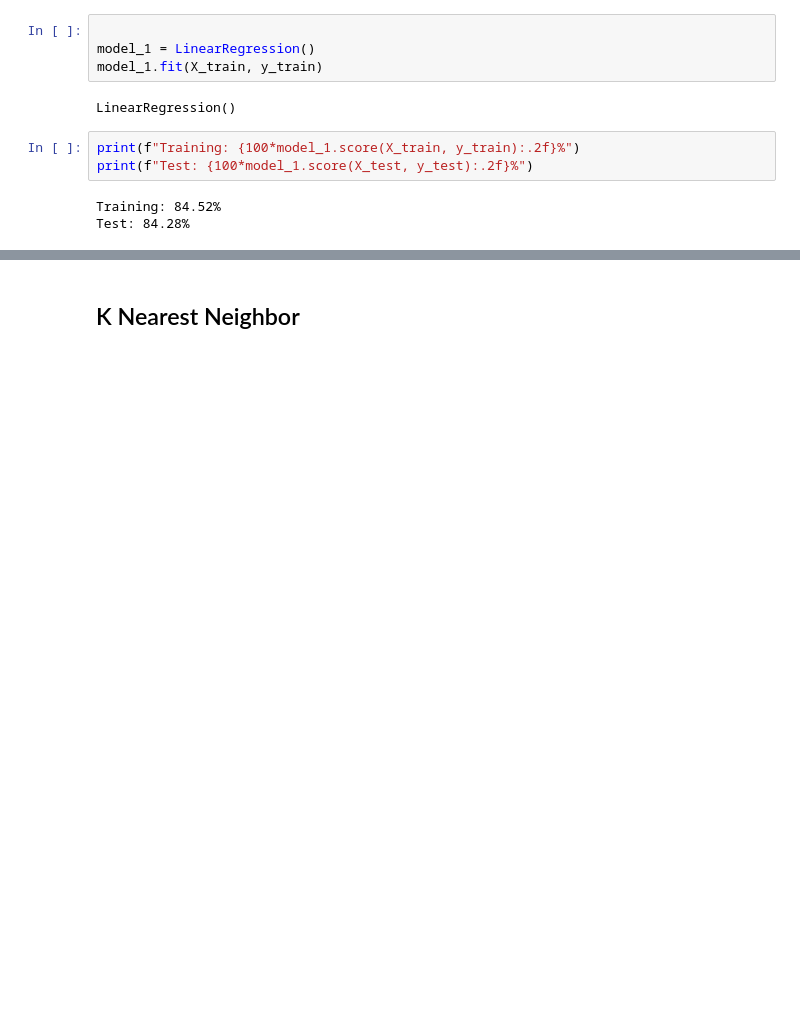
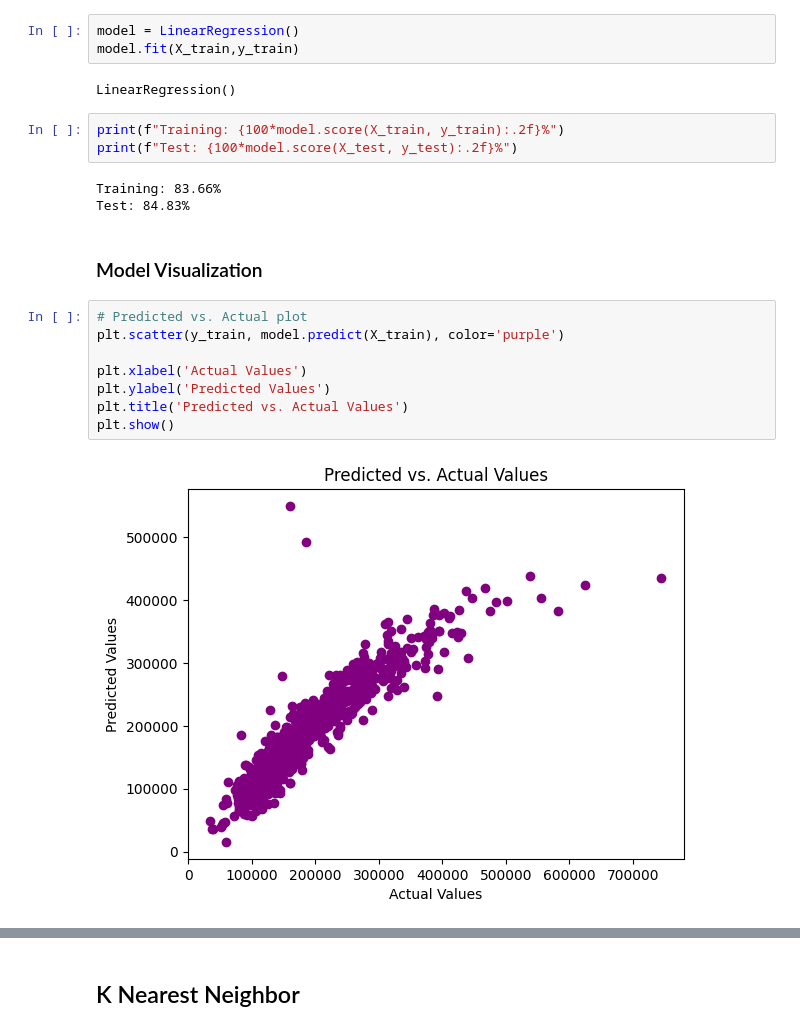
Before and after one commit to Hazem-Ahmed1/House_Prices_Advanced_Regression_Techniques, a Jupyter notebook: Houses_Dataset/Houses_Regression.ipynb, the cells around one changed output, grey strips where cells are left out. Drawn from its saved outputs; the diff is of its cells as text; blank space fills up the shorter version.

Commit message:
scaling knn and adding visualizations

```diff
--- a/Houses_Dataset/Houses_Regression.ipynb
+++ b/Houses_Dataset/Houses_Regression.ipynb
@@ -337,14 +297,25 @@ X_train , X_test , y_train , y_test = train_test_split(X , y , test_size=0.2, ra
 # %% [markdown]
 ## Linear Regression
 # %%
-
-model_1 = LinearRegression()
-model_1.fit(X_train, y_train)
+model = LinearRegression()
+model.fit(X_train,y_train)
 # %% [output]
 LinearRegression()
 # %%
-print(f"Training: {100*model_1.score(X_train, y_train):.2f}%")
-print(f"Test: {100*model_1.score(X_test, y_test):.2f}%")
+print(f"Training: {100*model.score(X_train, y_train):.2f}%")
+print(f"Test: {100*model.score(X_test, y_test):.2f}%")
 # %% [output]
-Training: 84.52%
-Test: 84.28%
+Training: 83.66%
+Test: 84.83%
+# %% [markdown]
+### Model Visualization
+# %%
+# Predicted vs. Actual plot
+plt.scatter(y_train, model.predict(X_train), color='purple')
+
+plt.xlabel('Actual Values')
+plt.ylabel('Predicted Values')
+plt.title('Predicted vs. Actual Values')
+plt.show()
+# %% [output]
+[figure, added]
```
Also changed, not shown: parts of 54 cells of this notebook, 1 other file.
